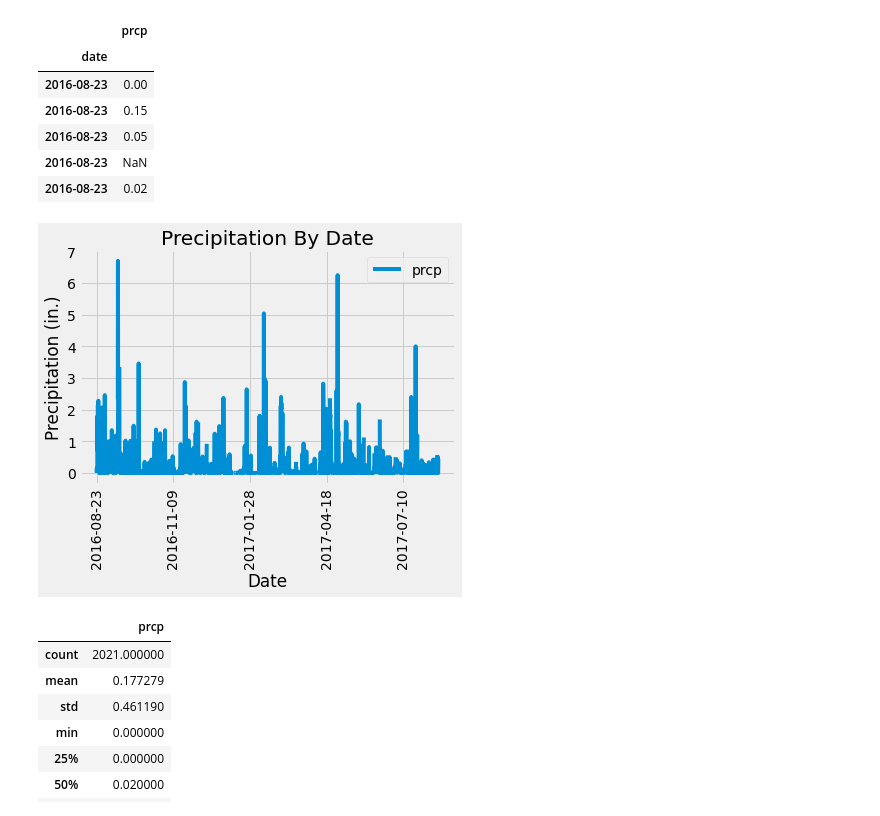
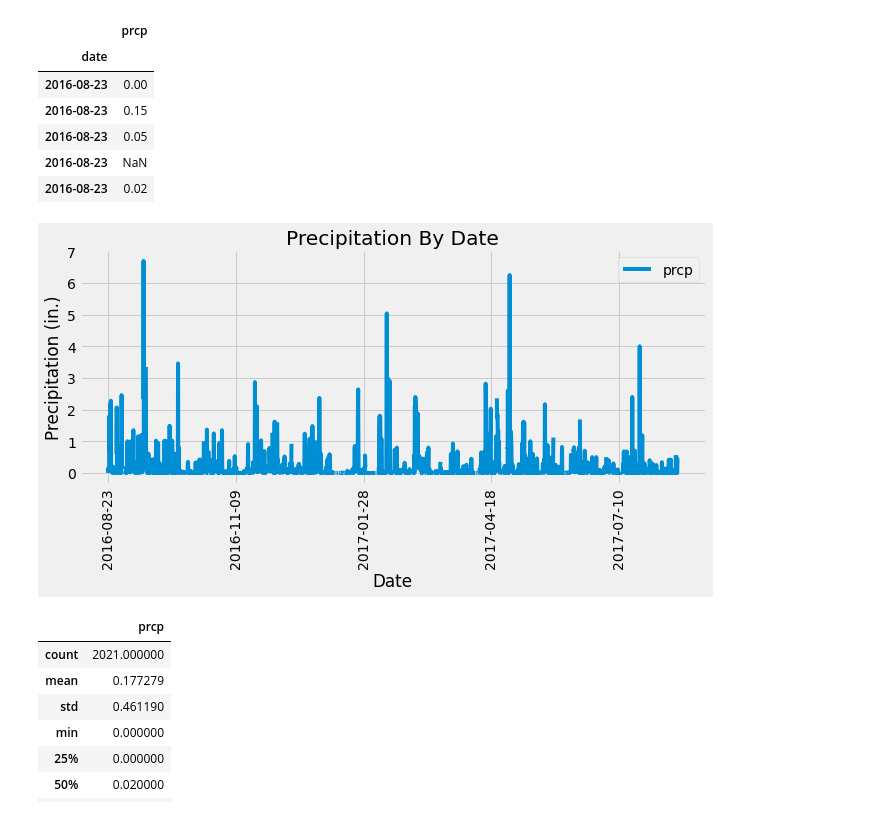
Before and after one commit to adamjohnson57/sqlalchemy-challenge, a Jupyter notebook: climate_starter.ipynb, the cells around one changed output. Cells and saved outputs as stored; diff of their text form; code cells hidden in the pictures.

```diff
--- a/climate_starter.ipynb
+++ b/climate_starter.ipynb
@@ -68,14 +68,14 @@ precipitation_df.head()
 | 2016-08-23 | 0.02 |
 # %%
 # Use Pandas Plotting with Matplotlib to plot the data
-ax = precipitation_df.plot(rot=90)
+ax = precipitation_df.plot(rot=90, figsize=(10,4))
 ax.set_title("Precipitation By Date")
 ax.set_xlabel("Date")
 ax.set_ylabel("Precipitation (in.)")
 
-plt.savefig("Images/Precipitation By Date.png")
+plt.savefig("Images/Precipitation_By_Date.png")
 # %% [output]
-[figure, old version]
+[figure, new version]
 # %%
 # Use Pandas to calcualte the summary statistics for the precipitation data
 precipitation_df.describe()
```
Also changed, not shown: 4 other files.
